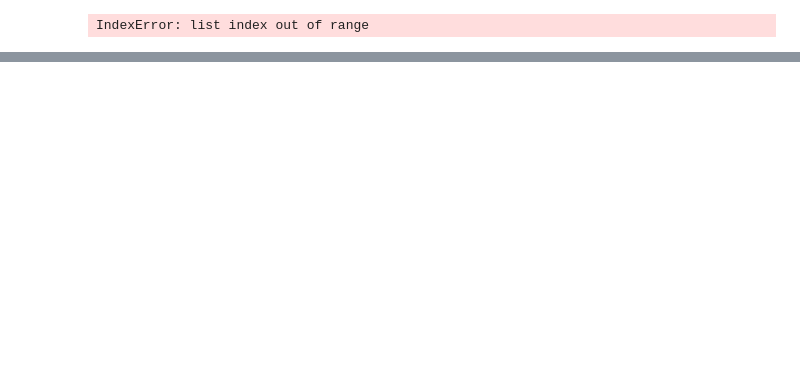
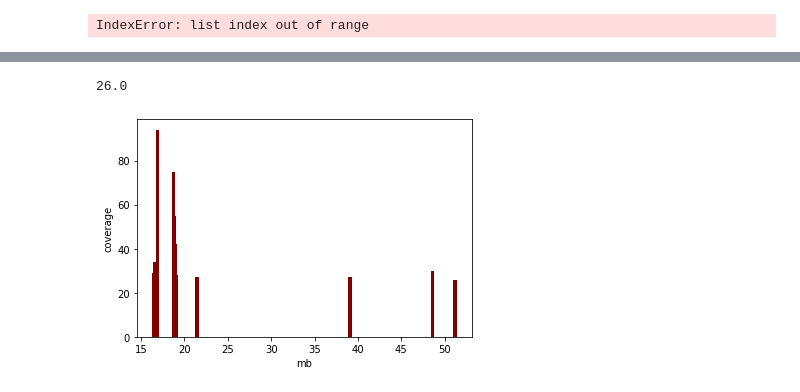
Before and after one commit to sinamajidian/PhaseYou, a Jupyter notebook: phaseyou.ipynb, the cells around one changed output, grey strips where cells are left out. Saved outputs shown, nothing was run; the diff lists cells and outputs as text; code cells hidden in the pictures; blank space fills up the shorter version.

```diff
--- a/phaseyou.ipynb
+++ b/phaseyou.ipynb
@@ -35,6 +35,8 @@ varposs_all = []
 
 num_weird_occurs=0
 
+var_lines_list = []
+
 header_lines_list = []
 for line in vcf_file:
     line_strip = line.strip()
@@ -46,7 +48,7 @@ for line in vcf_file:
 
     else:
         line_parts = line_strip.split('\t')
-
+        var_lines_list.append(line_parts)
         #gt_flags, s1, sss, ss, s2, s5 = line_parts[8:]
         gt_flags, s1, s2,s3,s4, s5 = line_parts[8:]       # hifi-whatshp illumina-whatshp hifi-hapcut illumina-hapcut true
 
@@ -195,8 +197,7 @@ print("Num phaseblocks in sample four is ",len(allele_blocks_s4))
 print("Num vars in sample five-parental is ",len(varposs_s5))
 print("Num all vars is ",len(varposs_all))
 
-
-print("number of occurance of weird=two variants are in the same block, but far from each other ",num_weird_occurs)
+print("number of occurance of weird case (=two variants are in the same block, but far from each other) ", num_weird_occurs)
 # %% [output]
 Num phaseblocks in sample one is  252
 Num phaseblocks in sample two is  251
@@ -779,0 +1135,9 @@ sum2
+# %%
+list_pos=[16490618,16506873,16528995,16553221,16558766,16561186,16564036,16664149,16882859,16883072,16883221,16884830,18764533,18770724,18841654,
+       18841900,18935759,18935842,19014037,21468861,39072681,48600367,51146139]
+
+list1_depth=[]
+for  pos1 in list_pos:
+    depth_pos1=depth_list[int(pos1/500)]
+    list1_depth.append(depth_pos1)
+    print(pos1/1000000, depth_pos1)
@@ -779,0 +1162,20 @@ sum2
+# %%
+import numpy as np
+np.mean(depth_pos1)
+# %% [output]
+26.0
+# %%
+import matplotlib.pyplot as plt
+
+
+list_pos1=[i/1e6 for i in list_pos]
+plt.bar(list_pos1,list1_depth, color ='maroon', width = .4)
+#plt.show()
+
+plt.xlabel("mb")
+
+plt.ylabel("coverage")
+
+plt.savefig("Coverage_.pdf")
+# %% [output]
+[figure, added]
```
Also changed, not shown: parts of 27 cells of this notebook.
